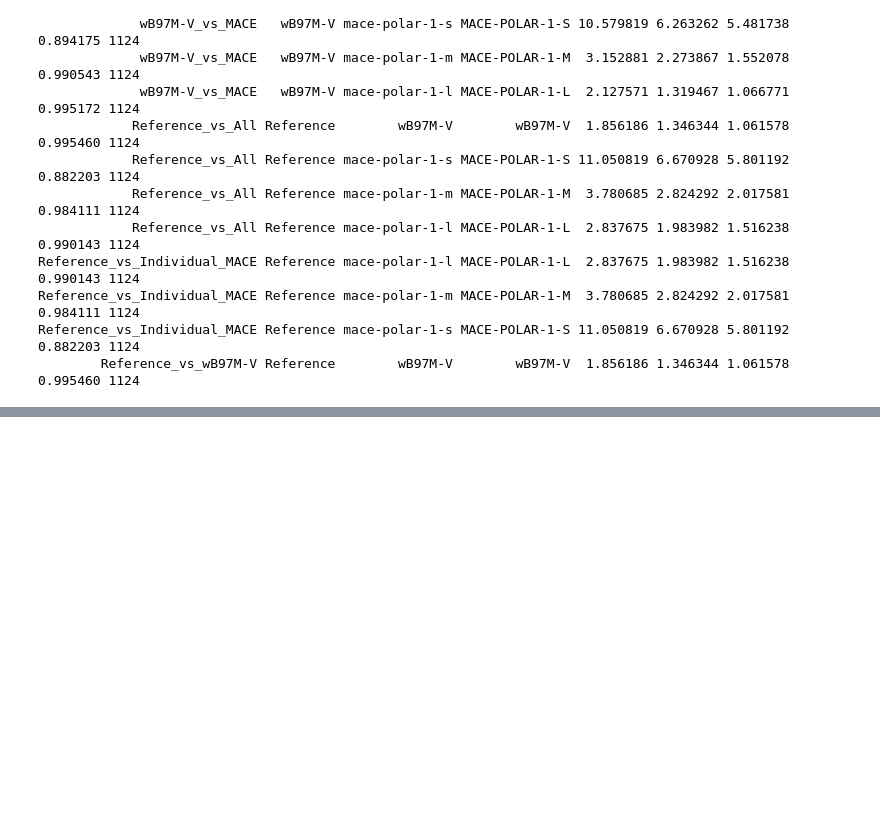
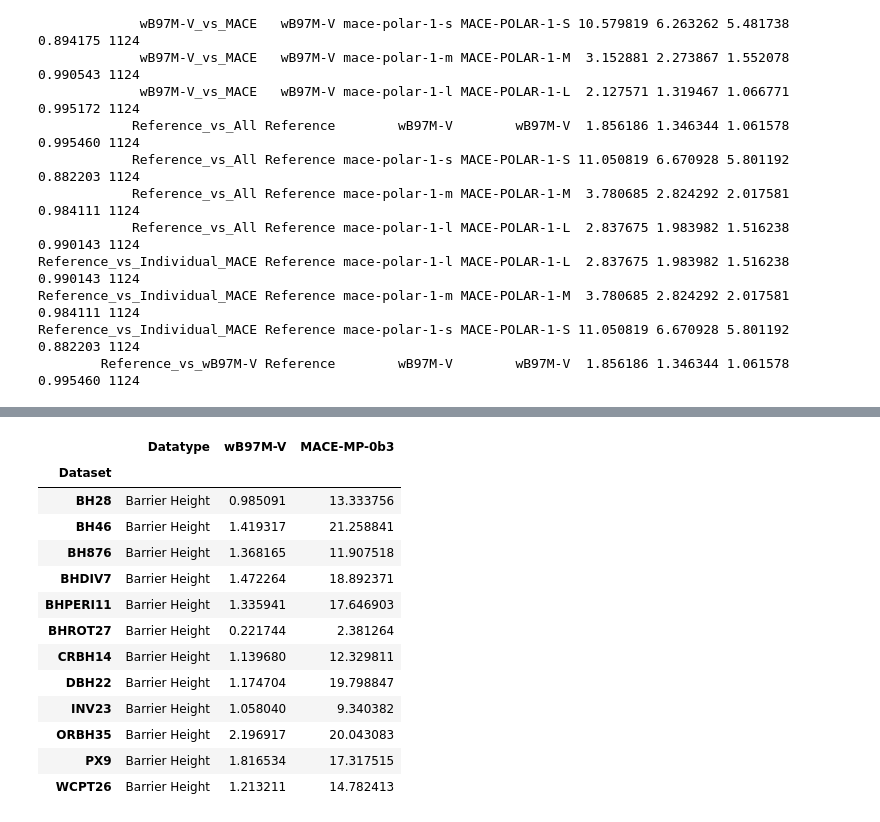
Before and after one commit to ar19schem-del/Accurate-Prediction-of-Molecular-Properties-with-Polarisable-MACE, a Jupyter notebook: Analysis/Barrier Height Datatype_MACE POLAR_Calculations.ipynb, the cells around one changed output, grey strips where cells are left out. Saved outputs shown, nothing was run; the diff lists cells and outputs as text; code cells hidden in the pictures; blank space fills up the shorter version.

```diff
--- a/Analysis/Barrier Height Datatype_MACE POLAR_Calculations.ipynb
+++ b/Analysis/Barrier Height Datatype_MACE POLAR_Calculations.ipynb
@@ -897,0 +2711,76 @@ Reference_vs_Individual_MACE Reference mace-polar-1-s MACE-POLAR-1-S 11.050819 6
+# %%
+# CELL 1 — Entire Barrier Height datatype with MACE-MP-0b3
+
+from pathlib import Path
+import gc, torch, numpy as np, pandas as pd
+from tqdm.auto import tqdm
+from ase.io import read
+from mace.calculators import mace_mp
+
+DATATYPE, MODEL = "Barrier Height", "MACE-MP-0b3"
+EV2KCAL, DEVICE = 23.06054783, "cuda" if torch.cuda.is_available() else "cpu"
+
+ROOT = Path.cwd().parent if Path.cwd().name == "Analysis" else Path.cwd()
+A, I, X = ROOT/"Analysis", ROOT/"Info", ROOT/"xyz_files"
+
+info = pd.read_csv(I/"Datasets.csv", index_col=0)
+sets = info.index[info["Datatype"].eq(DATATYPE)].tolist()
+
+ev = pd.read_csv(I/"DatasetEval.csv", index_col=0)
+ev = ev[ev["Dataset"].isin(sets)]
+
+base = pd.read_csv(A/"Results_values.csv", index_col=0)
+results_df = base.loc[ev.index, ["Dataset", "Reference", "wB97M-V"]].copy()
+
+def stoich(s):
+    p = [x.strip() for x in str(s).split(",")]
+    return [(float(p[i]), p[i+1]) for i in range(0, len(p), 2)]
+
+mols = sorted({m for s in ev["Stoichiometry"] for _, m in stoich(s)})
+print(f"{len(sets)} datasets | {len(ev)} points | {len(mols)} molecules | {DEVICE}")
+
+calc = mace_mp(model="medium-0b3", device=DEVICE, default_dtype="float64")
+E = {}
+
+for m in tqdm(mols, desc=MODEL):
+    atoms = read(X/f"{m}.xyz")
+    atoms.calc = calc
+    E[m] = float(atoms.get_potential_energy())
+
+del calc
+gc.collect()
+if torch.cuda.is_available(): torch.cuda.empty_cache()
+
+pd.DataFrame({MODEL: E}).to_csv(A/"Molecule_Energies_MACE_MP_0b3_Barrier_Height.csv")
+
+results_df[MODEL] = [
+    sum(c * E[m] for c, m in stoich(s)) * EV2KCAL
+    for s in ev["Stoichiometry"]
+]
+results_df.to_csv(A/"Reaction_Energies_MACE_MP_0b3_Barrier_Height.csv")
+
+# ---------- Per-dataset MAE, RMSE, MRE ----------
+models = ["wB97M-V", MODEL]
+err = results_df[models].sub(results_df["Reference"], axis=0)
+group = results_df["Dataset"]
+std = pd.read_csv(I/"Standard_errors.csv", index_col=0)["Metric"]
+
+mae = err.abs().groupby(group).mean().reindex(sets)
+rmse = err.pow(2).groupby(group).mean().pow(0.5).reindex(sets)
+mre = mae.div(std.reindex(sets), axis=0)       # Barrier Height metric = MAE
+
+def save(df, name):
+    df = df.copy()
+    df.insert(0, "Datatype", DATATYPE)
+    df.index.name = "Dataset"
+    df.to_csv(A/name)
+    return df
+
+mae = save(mae, "Errors_per_set_MAE_MACE_MP_0b3_Datatype_Barrier_Height.csv")
+rmse = save(rmse, "Errors_per_set_RMSE_MACE_MP_0b3_Datatype_Barrier_Height.csv")
+mre = save(mre, "Relative_metric_per_set_MACE_MP_0b3_Datatype_Barrier_Height.csv")
+
+display(mae)
+display(rmse)
+display(mre)
+# %% [output]
@@ -897,0 +2790,14 @@ Reference_vs_Individual_MACE Reference mace-polar-1-s MACE-POLAR-1-S 11.050819 6
+|  | Datatype | wB97M-V | MACE-MP-0b3 |
+| Dataset |  |  |  |
+| BH28 | Barrier Height | 0.985091 | 13.333756 |
+| BH46 | Barrier Height | 1.419317 | 21.258841 |
+| BH876 | Barrier Height | 1.368165 | 11.907518 |
+| BHDIV7 | Barrier Height | 1.472264 | 18.892371 |
+| BHPERI11 | Barrier Height | 1.335941 | 17.646903 |
+| BHROT27 | Barrier Height | 0.221744 | 2.381264 |
+| CRBH14 | Barrier Height | 1.139680 | 12.329811 |
+| DBH22 | Barrier Height | 1.174704 | 19.798847 |
+| INV23 | Barrier Height | 1.058040 | 9.340382 |
+| ORBH35 | Barrier Height | 2.196917 | 20.043083 |
+| PX9 | Barrier Height | 1.816534 | 17.317515 |
+| WCPT26 | Barrier Height | 1.213211 | 14.782413 |
```
Also changed, not shown: parts of 9 cells of this notebook, 53 other files.
